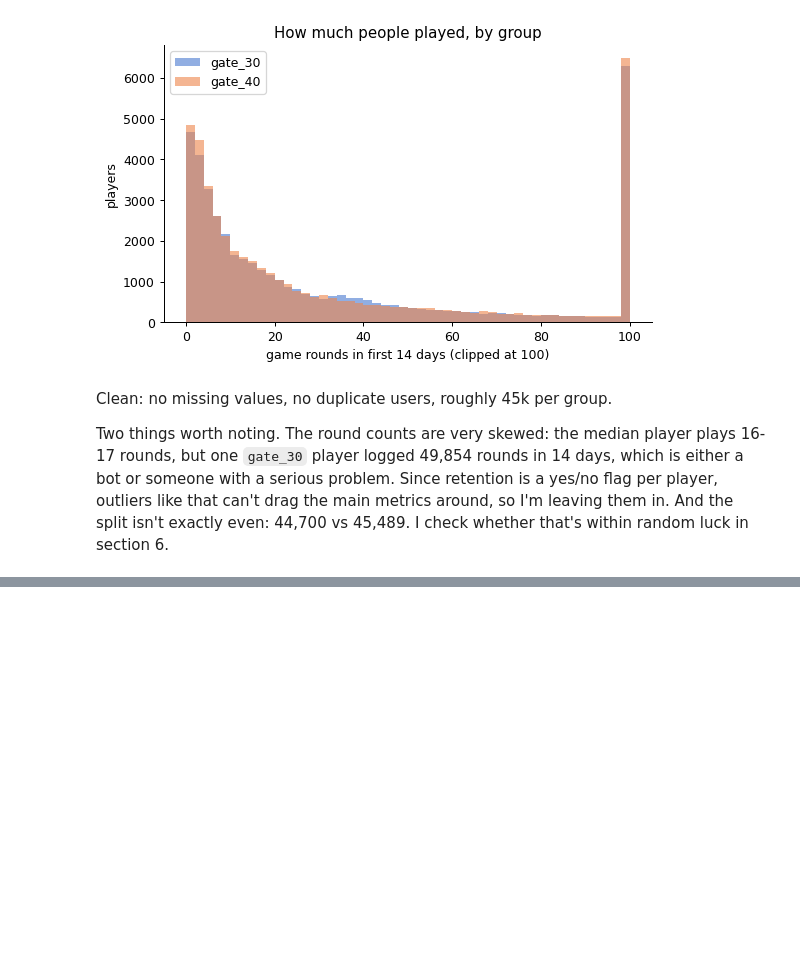
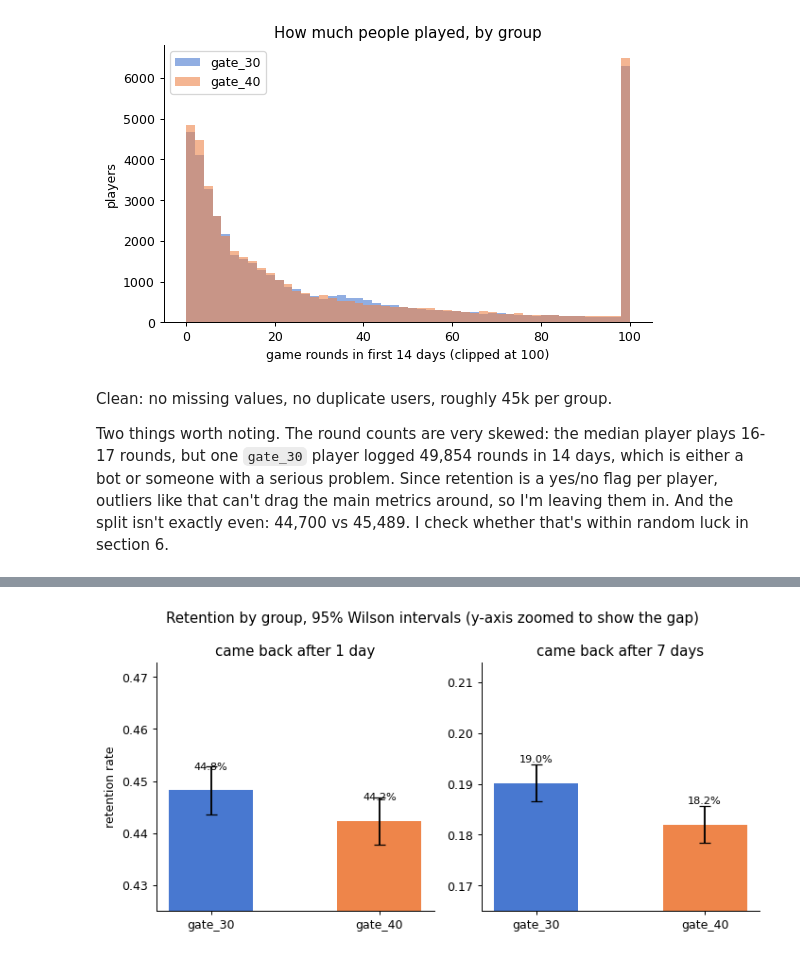
Before and after one commit to divsvash/ab-testing, a Jupyter notebook: cookie_cats_ab_test.ipynb, the cells around one changed output, grey strips where cells are left out. Cells and saved outputs as stored; diff of their text form; code cells hidden in the pictures; blank space fills up the shorter version.

Commit message:
add retention rates, intervals and effect size

```diff
--- a/cookie_cats_ab_test.ipynb
+++ b/cookie_cats_ab_test.ipynb
@@ -113,0 +118,20 @@ Two things worth noting. The round counts are very skewed: the median player pla
+# %%
+def wilson_interval(k, n, z=1.96):
+    """95% Wilson score interval for k successes out of n."""
+    p = k / n
+    centre = (p + z**2 / (2 * n)) / (1 + z**2 / n)
+    half = z * np.sqrt(p * (1 - p) / n + z**2 / (4 * n**2)) / (1 + z**2 / n)
+    return centre - half, centre + half
+
+rows = []
+for metric in ['retention_1', 'retention_7']:
+    for version in ['gate_30', 'gate_40']:
+        group = df.loc[df['version'] == version, metric]
+        k, n = int(group.sum()), len(group)
+        lo, hi = wilson_interval(k, n)
+        rows.append({'metric': metric, 'group': version, 'players': n,
+                     'retained': k, 'rate': k / n, 'ci_lo': lo, 'ci_hi': hi})
+
+rates = pd.DataFrame(rows)
+rates[['rate', 'ci_lo', 'ci_hi']] = rates[['rate', 'ci_lo', 'ci_hi']].round(4)
+rates
@@ -113,0 +144,21 @@ Two things worth noting. The round counts are very skewed: the median player pla
+# %%
+fig, axes = plt.subplots(1, 2, figsize=(8, 4), sharey=False)
+for ax, metric, title in zip(axes, ['retention_1', 'retention_7'],
+                             ['came back after 1 day', 'came back after 7 days']):
+    sub = rates[rates['metric'] == metric]
+    x = np.arange(2)
+    ax.bar(x, sub['rate'], yerr=[sub['rate'] - sub['ci_lo'], sub['ci_hi'] - sub['rate']],
+           capsize=5, color=['#4878d0', '#ee854a'], width=0.5)
+    ax.set_xticks(x)
+    ax.set_xticklabels(sub['group'])
+    ax.set_title(title)
+    for xi, r in zip(x, sub['rate']):
+        ax.text(xi, r + 0.004, f'{r:.1%}', ha='center', fontsize=9)
+    lo = (sub['ci_lo'].min() // 0.01) * 0.01
+    ax.set_ylim(lo - 0.005, sub['ci_hi'].max() + 0.02)
+axes[0].set_ylabel('retention rate')
+fig.suptitle('Retention by group, 95% Wilson intervals (y-axis zoomed to show the gap)')
+fig.tight_layout()
+plt.show()
+# %% [output]
+[figure, added]
```
Also changed, not shown: parts of 6 cells of this notebook.
